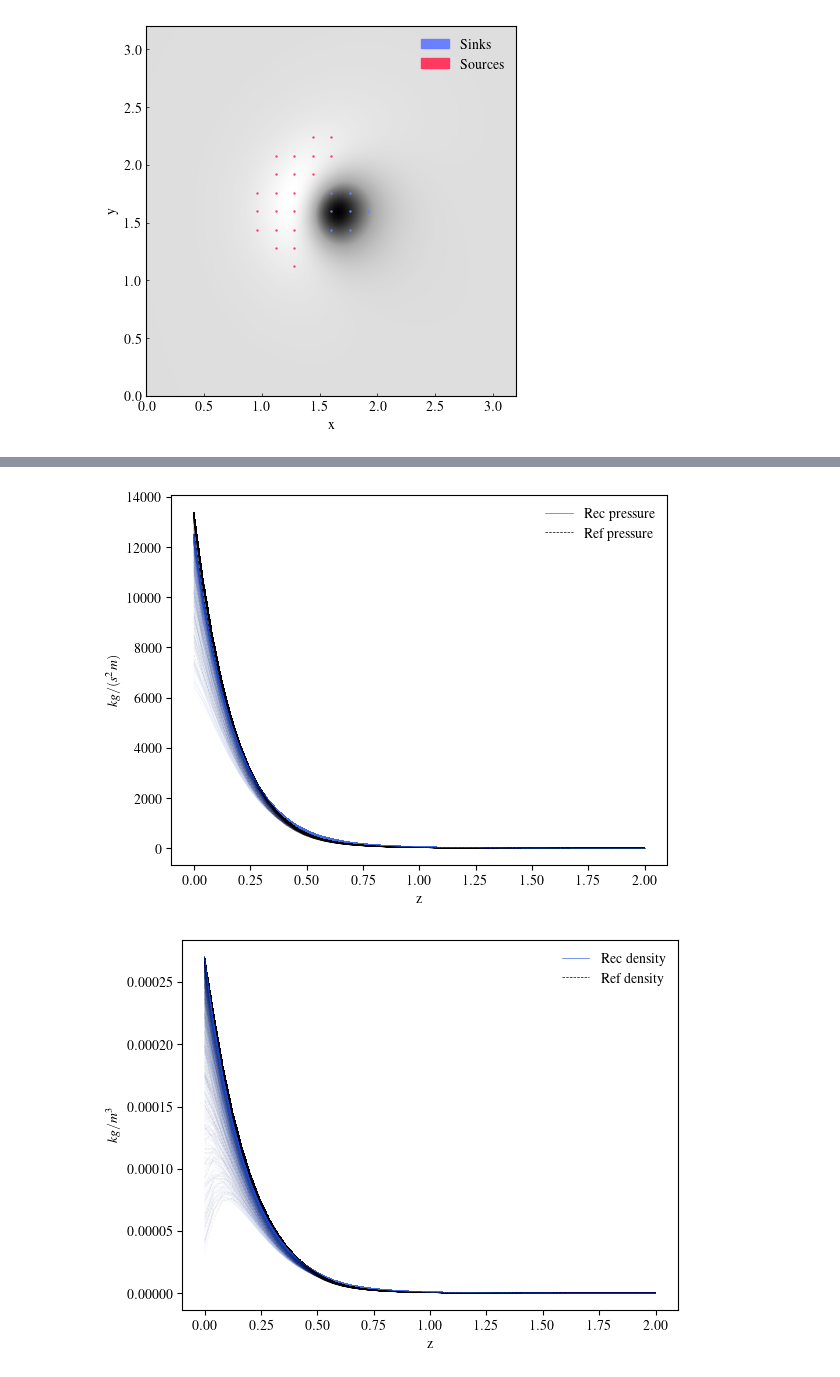
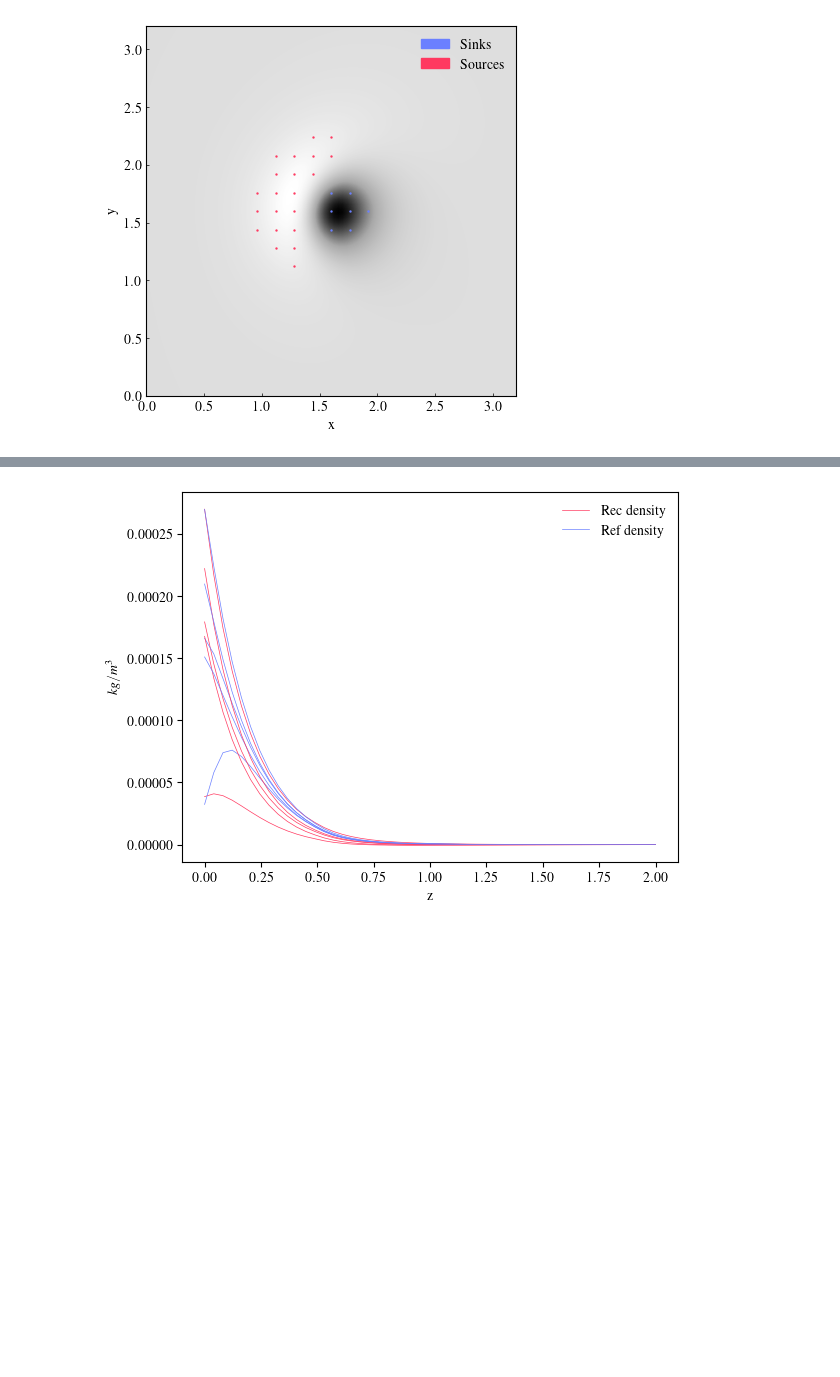
Before and after one commit to LMNadol/mflex, a Jupyter notebook: mhsflex/issiSA.ipynb, the cells around one changed output, grey strips where cells are left out. Cells and saved outputs as stored; diff of their text form; code cells hidden in the pictures; blank space fills up the shorter version.

```diff
--- a/mhsflex/issiSA.ipynb
+++ b/mhsflex/issiSA.ipynb
@@ -108,5 +135,7 @@ x_grid, y_grid = np.meshgrid(x_arr, y_arr)
 # %%
 data2d = Field2dData(nresol_x, nresol_y, nresol_z, nf_max, pixelsize_x_Mm, pixelsize_y_Mm, pixelsize_z_Mm, x_arr, y_arr, z_arr, data_bz)
+# %%
+folder = "/Users/lilli/Desktop/mflex/ISSISA/"
 # %%
 fig = plt.figure()
 ax = fig.add_subplot(111)
@@ -132,9 +163,12 @@ deltaz = z0 * 0.1
 
 f_exp = np.zeros(nresol_z)
 f_tanh = np.zeros(nresol_z)
-b = 0.04
-a = 0.5 / (1 + b)
-alpha = -0.3
+a = 0.5 * np.exp(-0.02 * z0)
+b = -(0.5 / a - 1.0) / np.tanh(-z0 / deltaz)
+
+alpha = 0.2
+a = 0.4
+b = 1.0
 
 for iz in range(0, nresol_z):
     z = z_arr[iz]
@@ -160,5 +194,7 @@ plt.plot(
 plt.legend(frameon=False)
 plt.xlabel("z")
 plt.ylabel("f(z)")
+plotname = folder + "/f.png"
+plt.savefig(plotname, dpi=600, bbox_inches="tight", pad_inches=0.1)
 plt.show()
 # %% [output]
@@ -266,69 +382,37 @@ fden = fdensity_linear(data3d, heights, temps)
 # %%
-plt.plot(
-    z_arr,
-    fpres[0, 0, :],
-    linewidth=0.5,
-    color="royalblue",
-    label="Rec pressure",
-)
-plt.plot(
-    z_arr,
-    presref[:, 0, 0],
-    linewidth=0.5,
-    color="black",
-    linestyle="dashed",
-    label="Ref pressure",
-)
-for ix in range(0, nresol_x, 1):
-    for iy in range(0, nresol_y, 1):
-        plt.plot(
-            z_arr, fpres[iy, ix, :], linewidth=0.5, color="royalblue", alpha=0.04
-        )
-        plt.plot(
-            z_arr,
-            presref[:, iy, ix],
-            linewidth=0.5,
-            color="black",
-            linestyle="dashed",
-            alpha=0.04,
-        )
-plt.ylabel("$kg/(s^2 m)$")
-plt.xlabel("z")
-plt.legend(frameon=False)
-plt.show()
-
 plt.plot(
     z_arr,
     fden[0, 0, :],
     linewidth=0.5,
-    color="royalblue",
+    color=c4,
     label="Rec density",
 )
 plt.plot(
     z_arr,
     denref[:, 0, 0],
     linewidth=0.5,
-    color="black",
-    linestyle="dashed",
+    color=c2,
+    #linestyle="dashed",
     label="Ref density",
 )
-for ix in range(0, nresol_x, 1):
-    for iy in range(0, nresol_y, 1):
+for ix in range(40, 50, 5):
+    for iy in range(40, 50, 5):
         plt.plot(
-            z_arr, fden[iy, ix, :], linewidth=0.5, color="royalblue", alpha=0.04
+            z_arr, fden[iy, ix, :], linewidth=0.5, color=c4, #alpha=0.04
         )
         plt.plot(
             z_arr,
             denref[:, iy, ix],
             linewidth=0.5,
-            color="black",
-            linestyle="dashed",
-            alpha=0.04,
+            color=c2,
+            #linestyle="dashed",
+            #alpha=0.04,
         )
 plt.ylabel("$kg/m^3$")
 plt.xlabel("z")
 plt.legend(frameon=False)
+plotname = folder + "/fden_comp.png"
+plt.savefig(plotname, dpi=600, bbox_inches="tight", pad_inches=0.1)
 plt.show()
 # %% [output]
-[figure, old version]
+[figure, new version]
-[figure, removed]
```
Also changed, not shown: parts of 26 cells of this notebook, 11 other files.
